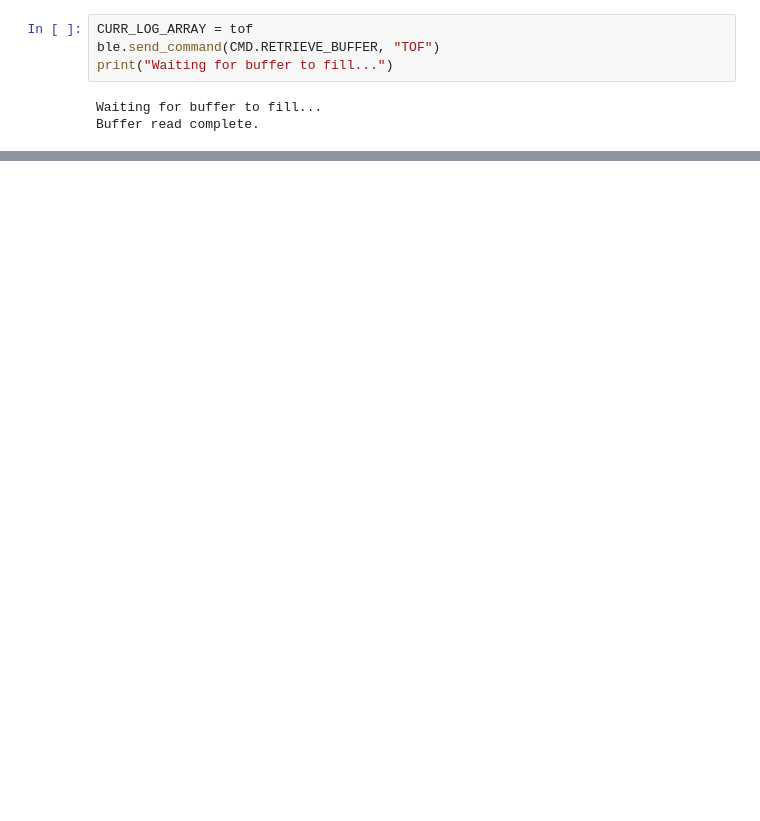
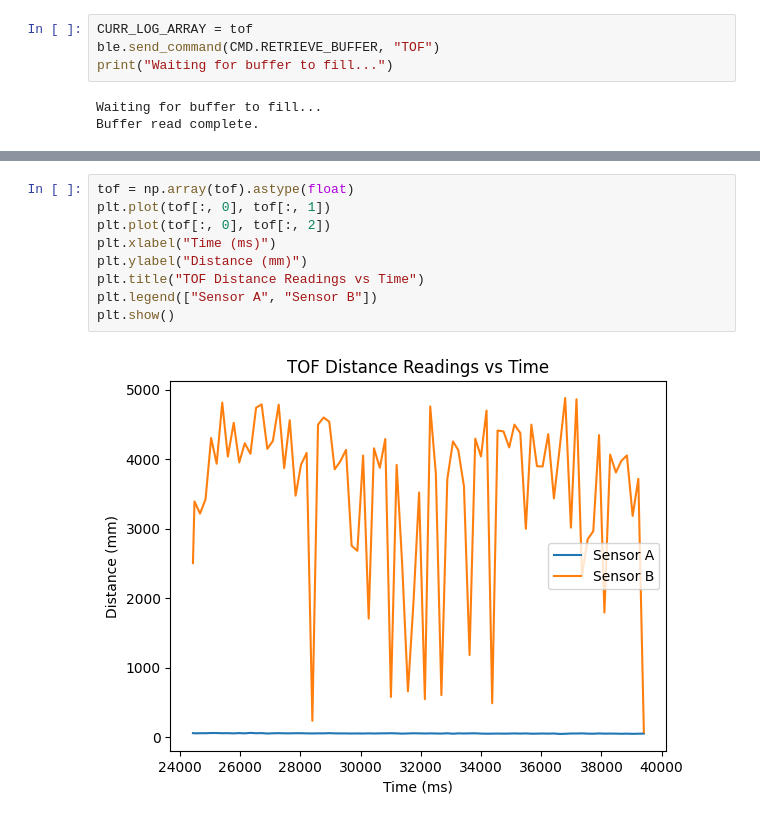
Before and after one commit to usedhondacivic/FAST-ROBOTS-2023, a Jupyter notebook: python/lab_5.ipynb, the cells around one changed output, grey strips where cells are left out. Saved outputs shown, nothing was run; the diff lists cells and outputs as text; blank space fills up the shorter version.

```diff
--- a/python/lab_5.ipynb
+++ b/python/lab_5.ipynb
@@ -95,0 +93,11 @@ plt.show()
+# %%
+tof = np.array(tof).astype(float)
+plt.plot(tof[:, 0], tof[:, 1])
+plt.plot(tof[:, 0], tof[:, 2])
+plt.xlabel("Time (ms)")
+plt.ylabel("Distance (mm)")
+plt.title("TOF Distance Readings vs Time")
+plt.legend(["Sensor A", "Sensor B"])
+plt.show()
+# %% [output]
+[figure, added]
```
Also changed, not shown: parts of 4 cells of this notebook, 16 other files.
